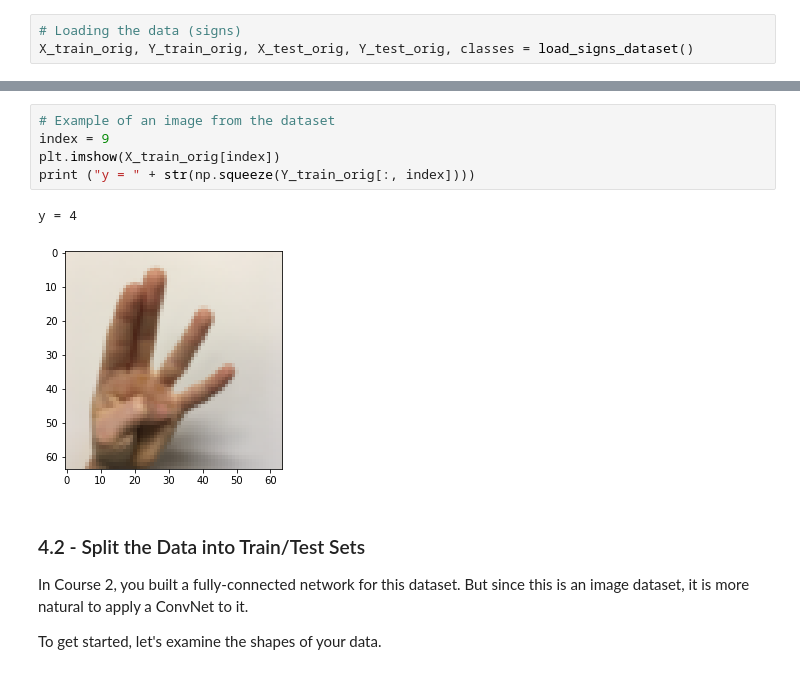
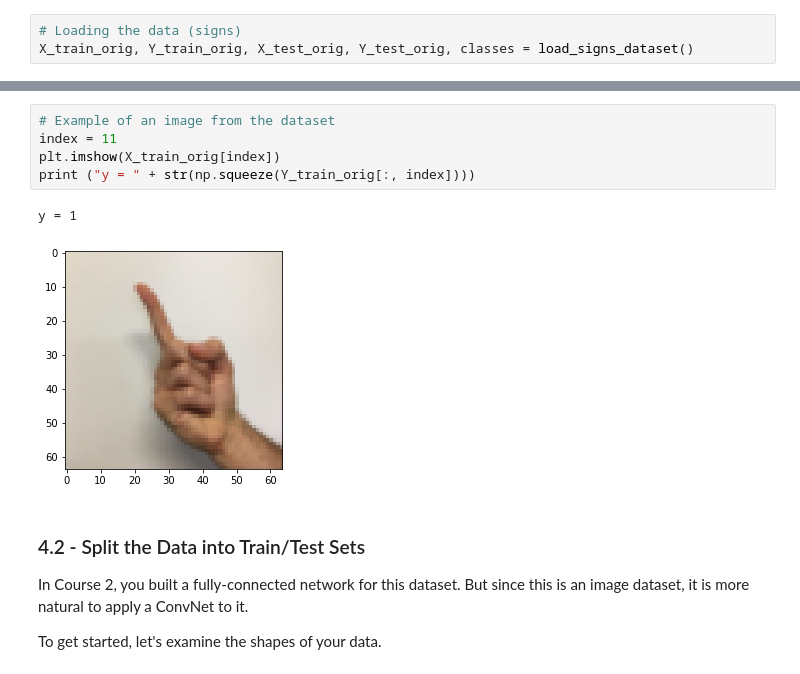
Before and after one commit to d3nsin/Deep_Learning_Specialization, a Jupyter notebook: C4 - Convolutional Neural Networks/Week1/W1A2/Convolution_model_Application.ipynb, the cells around one changed output, grey strips where cells are left out. Cells and saved outputs as stored; diff of their text form.

```diff
--- a/C4 - Convolutional Neural Networks/Week1/W1A2/Convolution_model_Application.ipynb
+++ b/C4 - Convolutional Neural Networks/Week1/W1A2/Convolution_model_Application.ipynb
@@ -321,12 +307,12 @@ X_train_orig, Y_train_orig, X_test_orig, Y_test_orig, classes = load_signs_datas
 The next cell will show you an example of a labelled image in the dataset. Feel free to change the value of `index` below and re-run to see different examples.
 # %%
 # Example of an image from the dataset
-index = 9
+index = 11
 plt.imshow(X_train_orig[index])
 print ("y = " + str(np.squeeze(Y_train_orig[:, index])))
 # %% [output]
-y = 4
+y = 1
-[figure, old version]
+[figure, new version]
 # %% [markdown]
 <a name='4-2'></a>
 ### 4.2 - Split the Data into Train/Test Sets
```
Also changed, not shown: parts of 9 cells of this notebook.
